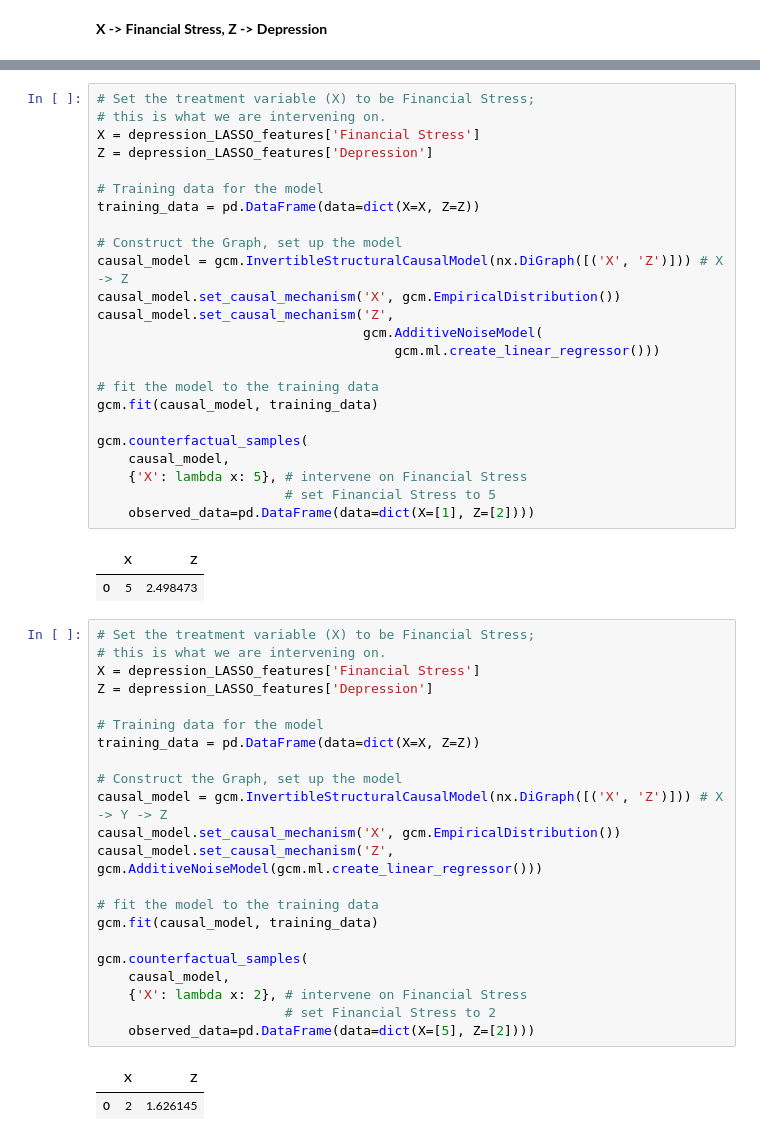
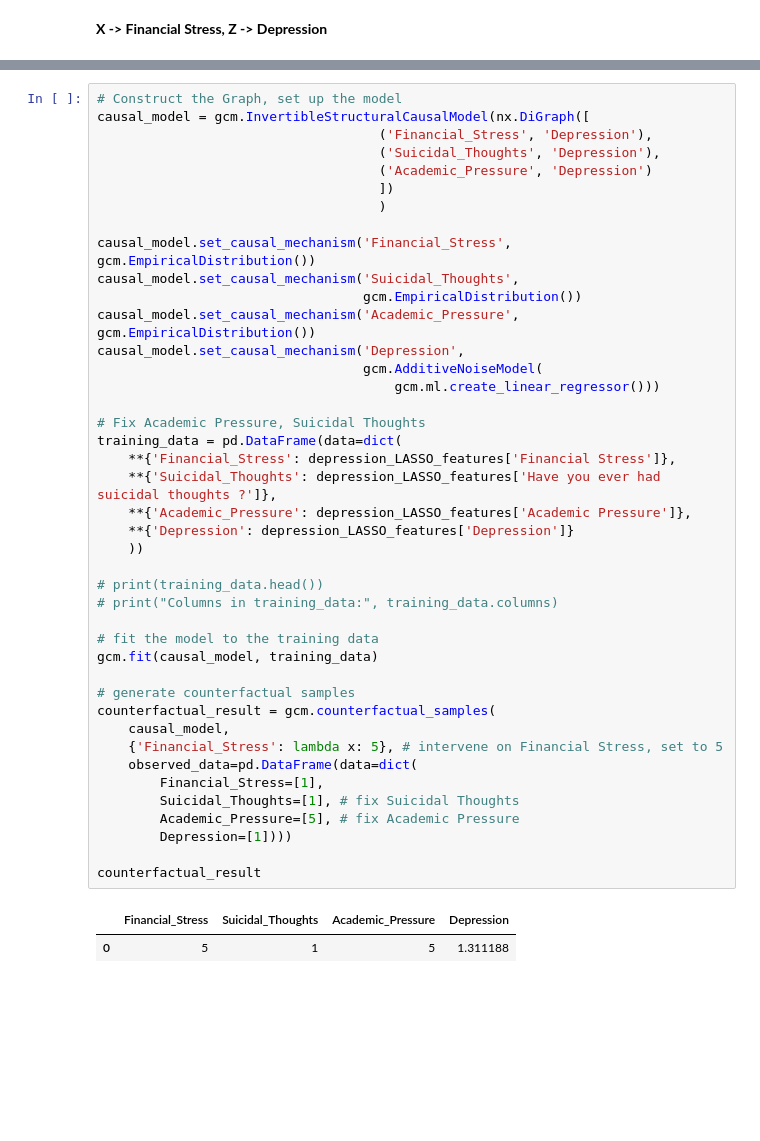
Before and after one commit to malmahasnah/capstone-team2-winter-quarter, a Jupyter notebook: counterfactual-computing.ipynb, the cells around one changed output, grey strips where cells are left out. Saved outputs shown, nothing was run; the diff lists cells and outputs as text; blank space fills up the shorter version.

Commit message:
counterfactuals for financial stress and academic pressure

```diff
--- a/counterfactual-computing.ipynb
+++ b/counterfactual-computing.ipynb
@@ -131,52 +329,45 @@ gcm.counterfactual_samples( # generate counterfactual samples
 # %%
-# Set the treatment variable (X) to be Financial Stress;
-# this is what we are intervening on.
-X = depression_LASSO_features['Financial Stress']
-Z = depression_LASSO_features['Depression']
+# Construct the Graph, set up the model
+causal_model = gcm.InvertibleStructuralCausalModel(nx.DiGraph([
+                                    ('Financial_Stress', 'Depression'),
+                                    ('Suicidal_Thoughts', 'Depression'),
+                                    ('Academic_Pressure', 'Depression')
+                                    ])
+                                    )
 
-# Training data for the model
-training_data = pd.DataFrame(data=dict(X=X, Z=Z))
-
-# Construct the Graph, set up the model
-causal_model = gcm.InvertibleStructuralCausalModel(nx.DiGraph([('X', 'Z')])) # X -> Z
-causal_model.set_causal_mechanism('X', gcm.EmpiricalDistribution())
-causal_model.set_causal_mechanism('Z',
+causal_model.set_causal_mechanism('Financial_Stress', gcm.EmpiricalDistribution())
+causal_model.set_causal_mechanism('Suicidal_Thoughts',
+                                  gcm.EmpiricalDistribution())
+causal_model.set_causal_mechanism('Academic_Pressure', gcm.EmpiricalDistribution())
+causal_model.set_causal_mechanism('Depression',
                                   gcm.AdditiveNoiseModel(
                                       gcm.ml.create_linear_regressor()))
+
+# Fix Academic Pressure, Suicidal Thoughts
+training_data = pd.DataFrame(data=dict(
+    **{'Financial_Stress': depression_LASSO_features['Financial Stress']},
+    **{'Suicidal_Thoughts': depression_LASSO_features['Have you ever had suicidal thoughts ?']},
+    **{'Academic_Pressure': depression_LASSO_features['Academic Pressure']},
+    **{'Depression': depression_LASSO_features['Depression']}
+    ))
+
+# print(training_data.head())
+# print("Columns in training_data:", training_data.columns)
 
 # fit the model to the training data
 gcm.fit(causal_model, training_data)
 
-gcm.counterfactual_samples(
+# generate counterfactual samples
+counterfactual_result = gcm.counterfactual_samples(
     causal_model,
-    {'X': lambda x: 5}, # intervene on Financial Stress
-                        # set Financial Stress to 5
-    observed_data=pd.DataFrame(data=dict(X=[1], Z=[2])))
+    {'Financial_Stress': lambda x: 5}, # intervene on Financial Stress, set to 5
+    observed_data=pd.DataFrame(data=dict(
+        Financial_Stress=[1],
+        Suicidal_Thoughts=[1], # fix Suicidal Thoughts
+        Academic_Pressure=[5], # fix Academic Pressure
+        Depression=[1])))
+
+counterfactual_result
 # %% [output]
-|  | X | Z |
-| 0 | 5 | 2.498473 |
+|  | Financial_Stress | Suicidal_Thoughts | Academic_Pressure | Depression |
+| 0 | 5 | 1 | 5 | 1.311188 |
-# %%
-# Set the treatment variable (X) to be Financial Stress;
-# this is what we are intervening on.
-X = depression_LASSO_features['Financial Stress']
-Z = depression_LASSO_features['Depression']
-
-# Training data for the model
-training_data = pd.DataFrame(data=dict(X=X, Z=Z))
-
-# Construct the Graph, set up the model
-causal_model = gcm.InvertibleStructuralCausalModel(nx.DiGraph([('X', 'Z')])) # X -> Y -> Z
-causal_model.set_causal_mechanism('X', gcm.EmpiricalDistribution())
-causal_model.set_causal_mechanism('Z', gcm.AdditiveNoiseModel(gcm.ml.create_linear_regressor()))
-
-# fit the model to the training data
-gcm.fit(causal_model, training_data)
-
-gcm.counterfactual_samples(
-    causal_model,
-    {'X': lambda x: 2}, # intervene on Financial Stress
-                        # set Financial Stress to 2
-    observed_data=pd.DataFrame(data=dict(X=[5], Z=[2])))
-# %% [output]
-|  | X | Z |
-| 0 | 2 | 1.626145 |
```
Also changed, not shown: parts of 9 cells of this notebook.
